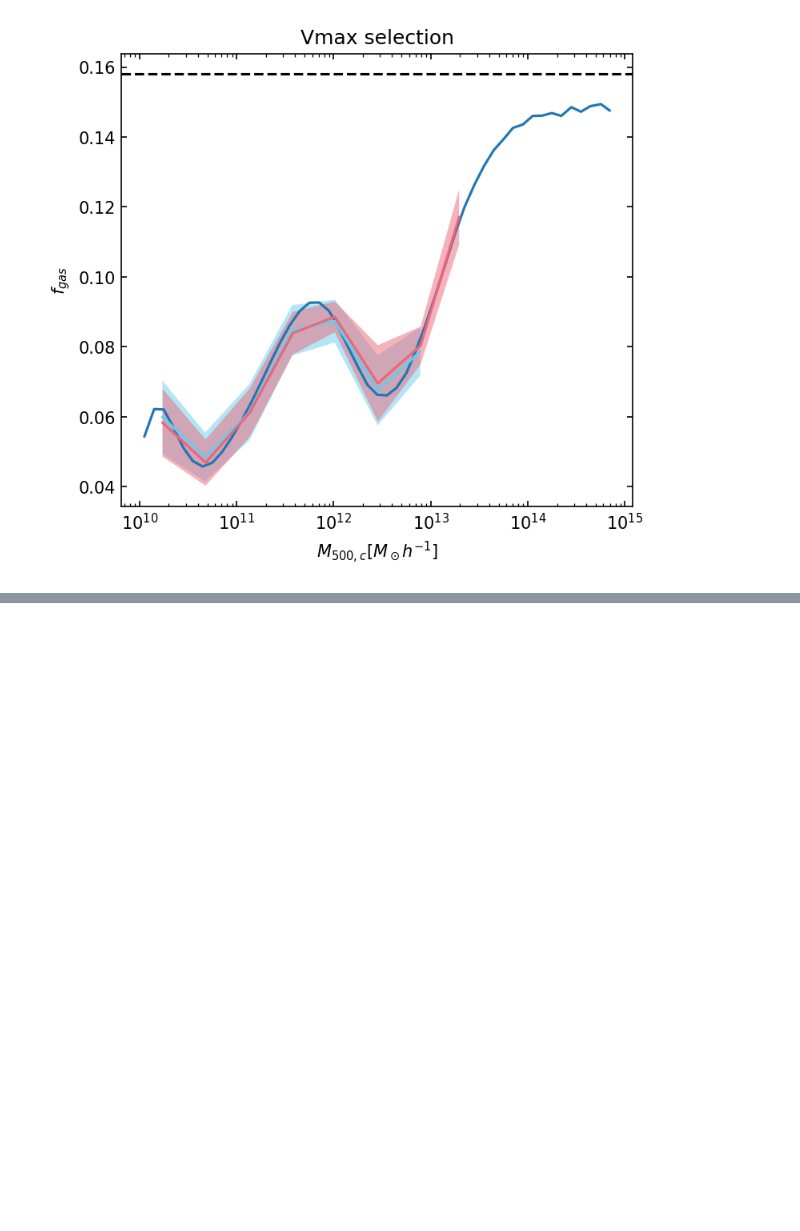
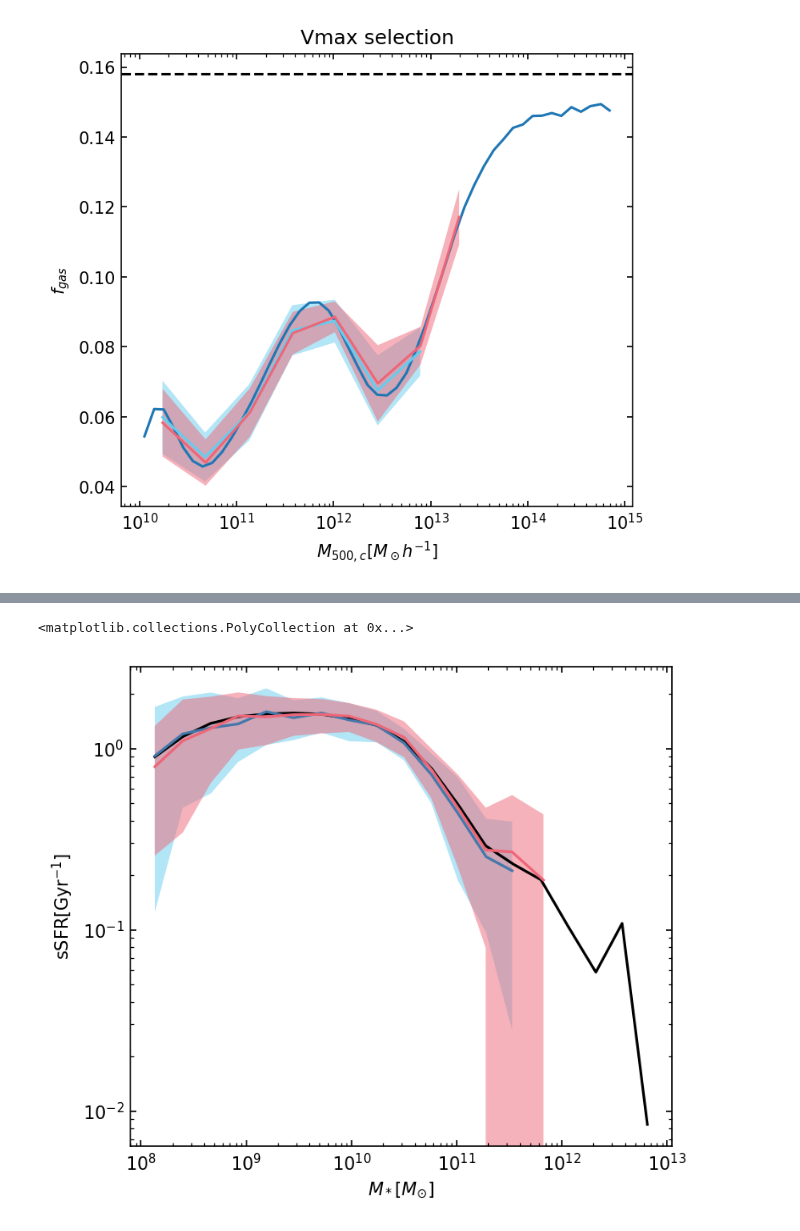
Before and after one commit to fgmaion/MTNG-resims, a Jupyter notebook: Notebooks/estimate_halo_number_DM-MTNG.ipynb, the cells around one changed output, grey strips where cells are left out. Drawn from its saved outputs; the diff is of its cells as text; code cells hidden in the pictures; blank space fills up the shorter version.

```diff
--- a/Notebooks/estimate_halo_number_DM-MTNG.ipynb
+++ b/Notebooks/estimate_halo_number_DM-MTNG.ipynb
@@ -702,0 +674,18 @@ Text(0.5, 0, '$M_*[M_{\\odot}/h]$')
+# %%
+fig, ax = plt.subplots(dpi=150, figsize=(5.5,5))
+
+ax.set_xscale('log')
+ax.set_yscale('log')
+
+ax.set_ylabel('sSFR[Gyr$^{-1}$]')
+ax.set_xlabel('$M_*[M_{\\odot}]$')
+
+ax.plot(sSFR_total['mstar'], sSFR_total['sSFR'], color='k')
+ax.plot(mean_mstar_vmax['2'], mean_sSFR_vmax['2'], color=colors[0])
+ax.plot(mean_mstar_vmax['4'], mean_sSFR_vmax['4'], color=colors[4])
+
+ax.fill_between(mean_mstar_vmax['2'], mean_sSFR_vmax['2']-err_sSFR_vmax['2'], mean_sSFR_vmax['2']+err_sSFR_vmax['2'], color=colors[1], alpha=0.5, edgecolor=None)
+ax.fill_between(mean_mstar_vmax['4'], mean_sSFR_vmax['4']-err_sSFR_vmax['4'], mean_sSFR_vmax['4']+err_sSFR_vmax['4'], color=colors[4], alpha=0.5, edgecolor=None)
+# %% [output]
+<matplotlib.collections.PolyCollection at 0x...>
+[figure, added]
```
Also changed, not shown: parts of 13 cells of this notebook, 1 other file.
